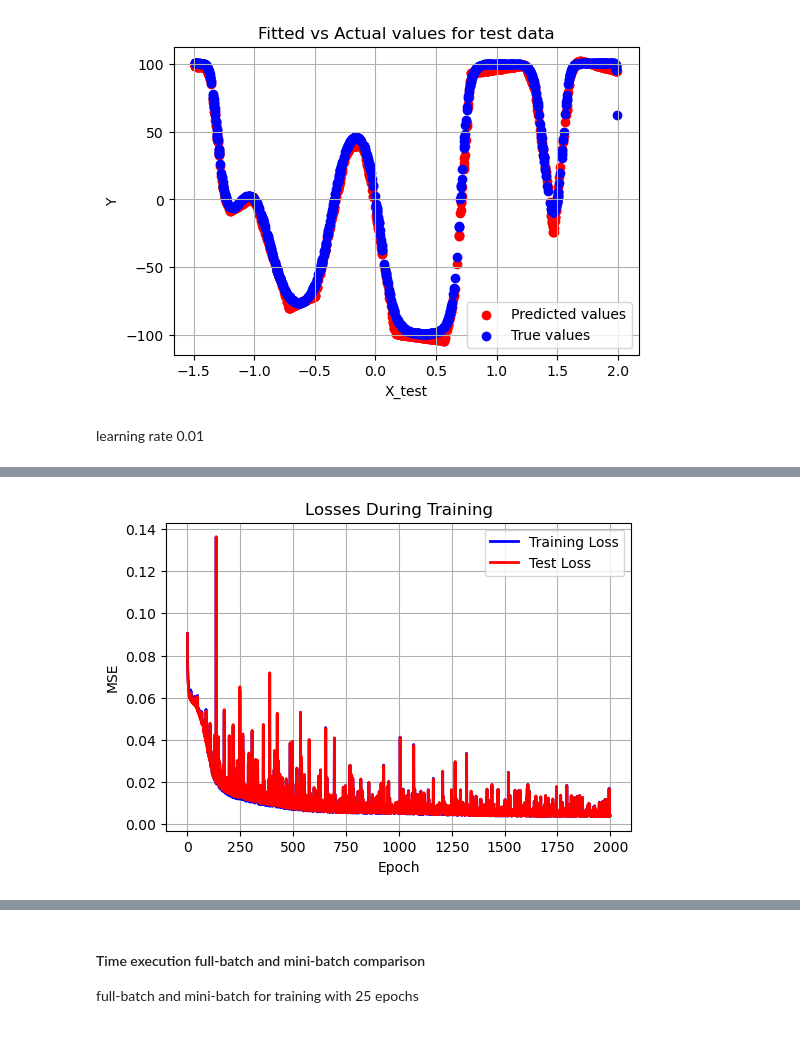
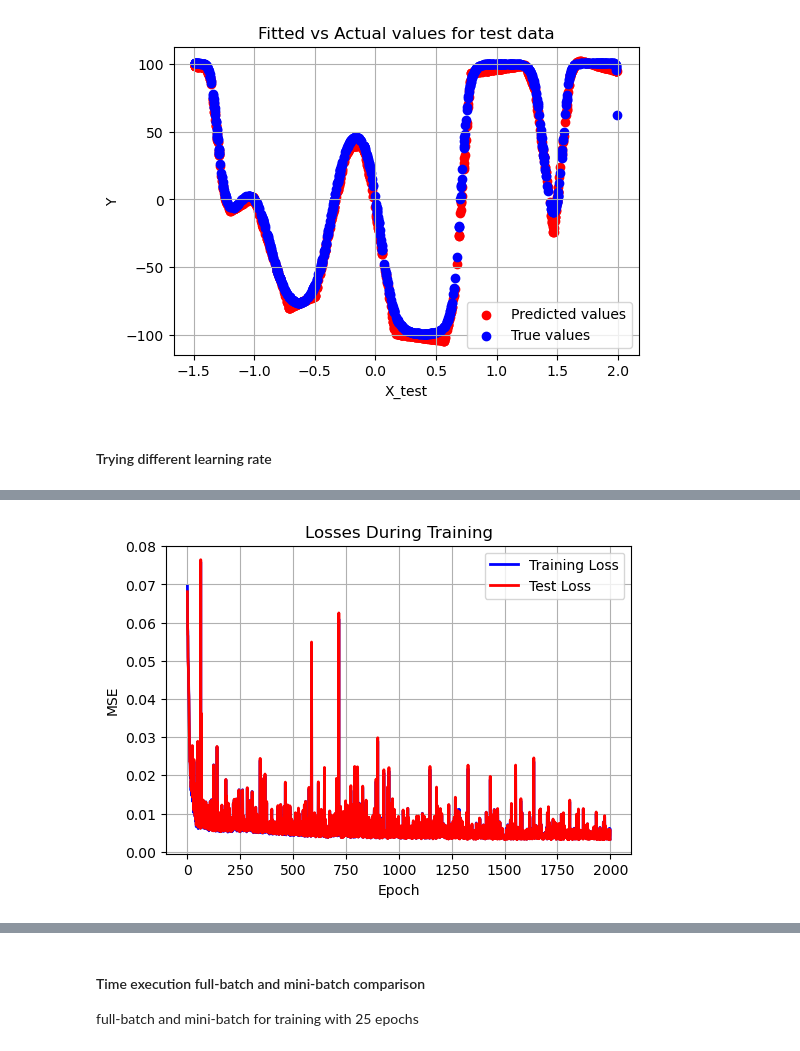
Before and after one commit to sienkozuzanna/miowad, a Jupyter notebook: NeuralNetworks/nn2.ipynb, the cells around one changed output, grey strips where cells are left out. Drawn from its saved outputs; the diff is of its cells as text; code cells hidden in the pictures.

```diff
--- a/NeuralNetworks/nn2.ipynb
+++ b/NeuralNetworks/nn2.ipynb
@@ -276,12 +273,12 @@ MSE on the test set (on non-normalized data): 21.415615080463613
 plot_fitted_vs_actual(X_test_multimodal_large, Y_test_multimodal_large, Y_pred_denorm, "test")
 # %% [output]
 [figure]
-# %% [markdown]
-learning rate 0.01
+# %% [markdown]
+#### Trying different learning rate
 # %%
-nn_multimodal_large = NeuralNetwork(task="regression", layers=[1, 10, 10, 10, 1], activation='relu',weights_initialize='He')
-nn_multimodal_large.train(X_train_multimodal_large_normalized, Y_train_multimodal_large_normalized,
+nn_multimodal_large_01 = NeuralNetwork(task="regression", layers=[1, 10, 10, 10, 1], activation='relu',weights_initialize='He')
+nn_multimodal_large_01_stats=nn_multimodal_large_01.train(X_train_multimodal_large_normalized, Y_train_multimodal_large_normalized,
                           X_test_multimodal_large_normalized, Y_test_multimodal_large_normalized,
-                          batch_size=32, epochs=2000, learning_rate=0.01,
-                           verbose=True, verbose_interval=100, weights_visualization_interval=500)
+                          batch_size=32, epochs=2000, learning_rate=0.1,
+                           verbose=True, verbose_interval=100, return_training_stats=True)
 # %% [output]
@@ -308 +305 @@ Epoch 1900, Training Loss: 0.004805, Test Loss: 0.004681
-[figure, old version]
+[figure, new version]
```
Also changed, not shown: parts of 13 cells of this notebook.
